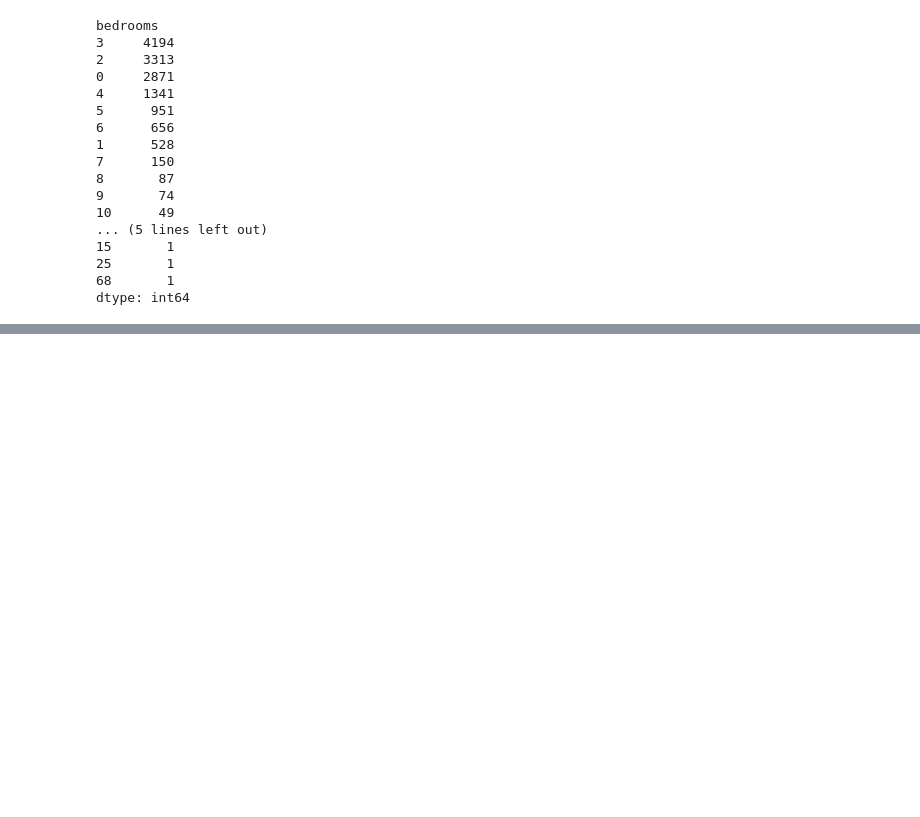
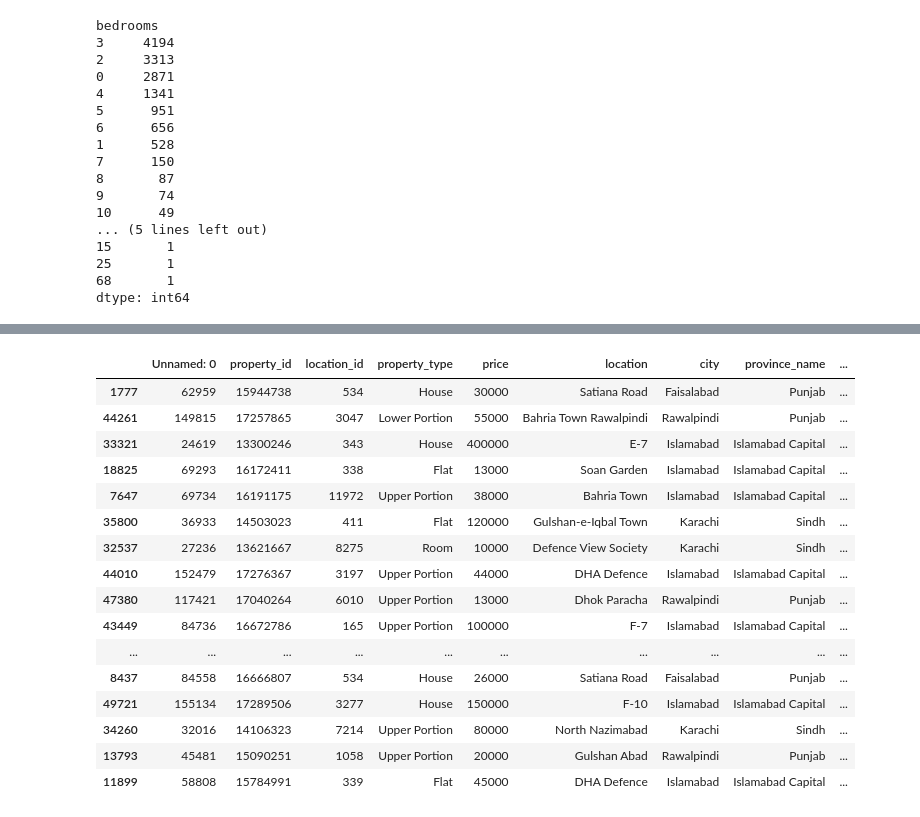
Before and after one commit to fahadashrafi-1/Data-Analysis, a Jupyter notebook: Property_Analysis/Property Data Analytics.ipynb, the cells around one changed output, grey strips where cells are left out. Saved outputs shown, nothing was run; the diff lists cells and outputs as text; code cells hidden in the pictures; blank space fills up the shorter version.

```diff
--- a/Property_Analysis/Property Data Analytics.ipynb
+++ b/Property_Analysis/Property Data Analytics.ipynb
@@ -278,0 +314,20 @@ Name: price, Length: 2625, dtype: int64
+# %%
+df.sample(50)
+# %% [output]
+|  | Unnamed: 0 | property_id | location_id | property_type | price | location | city | province_name | ... |
+| 1777 | 62959 | 15944738 | 534 | House | 30000 | Satiana Road | Faisalabad | Punjab | ... |
+| 44261 | 149815 | 17257865 | 3047 | Lower Portion | 55000 | Bahria Town Rawalpindi | Rawalpindi | Punjab | ... |
+| 33321 | 24619 | 13300246 | 343 | House | 400000 | E-7 | Islamabad | Islamabad Capital | ... |
+| 18825 | 69293 | 16172411 | 338 | Flat | 13000 | Soan Garden | Islamabad | Islamabad Capital | ... |
+| 7647 | 69734 | 16191175 | 11972 | Upper Portion | 38000 | Bahria Town | Islamabad | Islamabad Capital | ... |
+| 35800 | 36933 | 14503023 | 411 | Flat | 120000 | Gulshan-e-Iqbal Town | Karachi | Sindh | ... |
+| 32537 | 27236 | 13621667 | 8275 | Room | 10000 | Defence View Society | Karachi | Sindh | ... |
+| 44010 | 152479 | 17276367 | 3197 | Upper Portion | 44000 | DHA Defence | Islamabad | Islamabad Capital | ... |
+| 47380 | 117421 | 17040264 | 6010 | Upper Portion | 13000 | Dhok Paracha | Rawalpindi | Punjab | ... |
+| 43449 | 84736 | 16672786 | 165 | Upper Portion | 100000 | F-7 | Islamabad | Islamabad Capital | ... |
+| ... | ... | ... | ... | ... | ... | ... | ... | ... | ... |
+| 8437 | 84558 | 16666807 | 534 | House | 26000 | Satiana Road | Faisalabad | Punjab | ... |
+| 49721 | 155134 | 17289506 | 3277 | House | 150000 | F-10 | Islamabad | Islamabad Capital | ... |
+| 34260 | 32016 | 14106323 | 7214 | Upper Portion | 80000 | North Nazimabad | Karachi | Sindh | ... |
+| 13793 | 45481 | 15090251 | 1058 | Upper Portion | 20000 | Gulshan Abad | Rawalpindi | Punjab | ... |
+| 11899 | 58808 | 15784991 | 339 | Flat | 45000 | DHA Defence | Islamabad | Islamabad Capital | ... |
```
Also changed, not shown: parts of 6 cells of this notebook.
